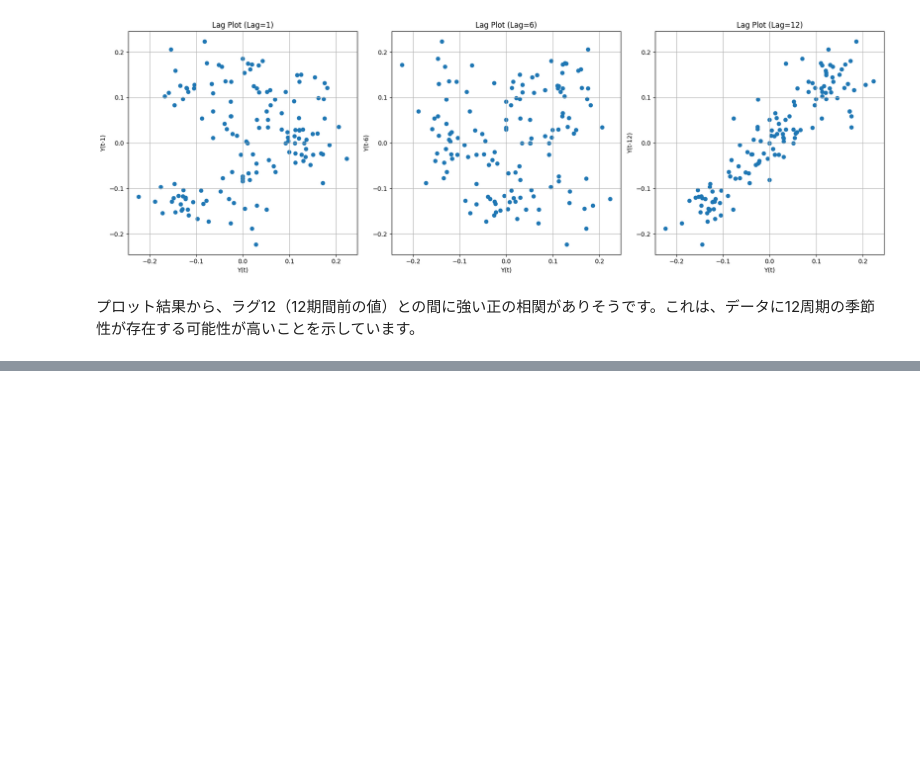
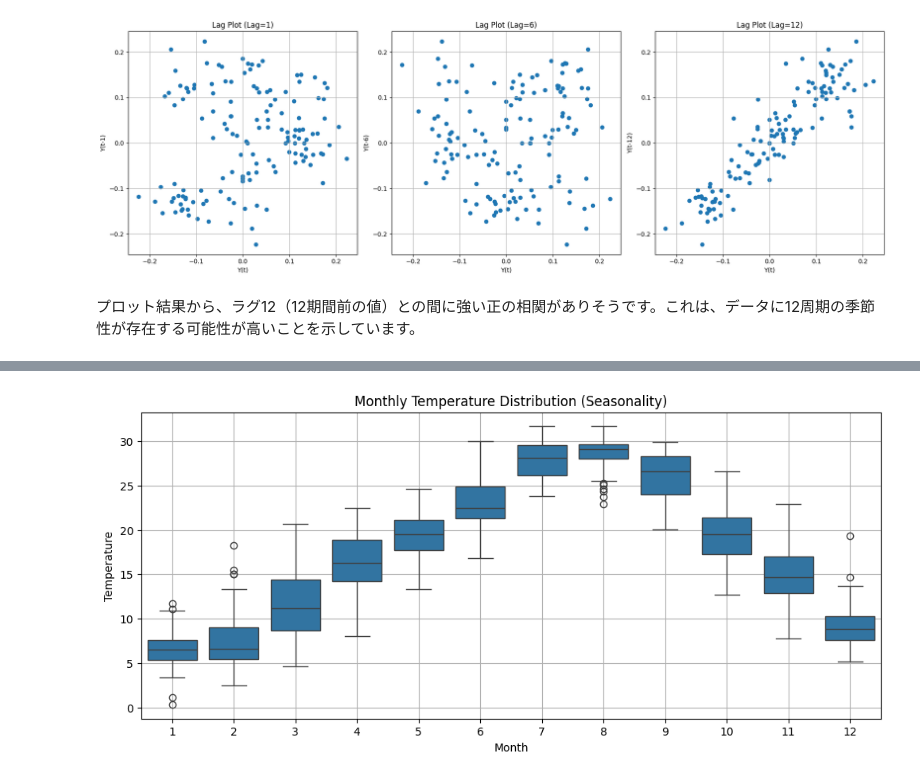
Before and after one commit to Mellon-Inc/ts-learning, a Jupyter notebook: Colab Notebooks/Time-series_No3.ipynb, the cells around one changed output, grey strips where cells are left out. Saved outputs shown, nothing was run; the diff lists cells and outputs as text; code cells hidden in the pictures; blank space fills up the shorter version.

```diff
--- a/Colab Notebooks/Time-series_No3.ipynb
+++ b/Colab Notebooks/Time-series_No3.ipynb
@@ -222,0 +279,18 @@ plt.show()
+# %%
+import seaborn as sns
+
+# データのインデックスを DateTime に変換（念のため再設定）
+data.index = pd.to_datetime(data.index)
+
+# ボックスプロットで季節性の確認（月ごとの気温の分布）
+data['Month'] = data.index.month
+
+plt.figure(figsize=(12, 5))
+sns.boxplot(x=data['Month'], y=data.iloc[:, 0])
+plt.xlabel("Month")
+plt.ylabel("Temperature")
+plt.title("Monthly Temperature Distribution (Seasonality)")
+plt.grid(True)
+plt.show()
+# %% [output]
+[figure, added]
```
Also changed, not shown: parts of 13 cells of this notebook.
